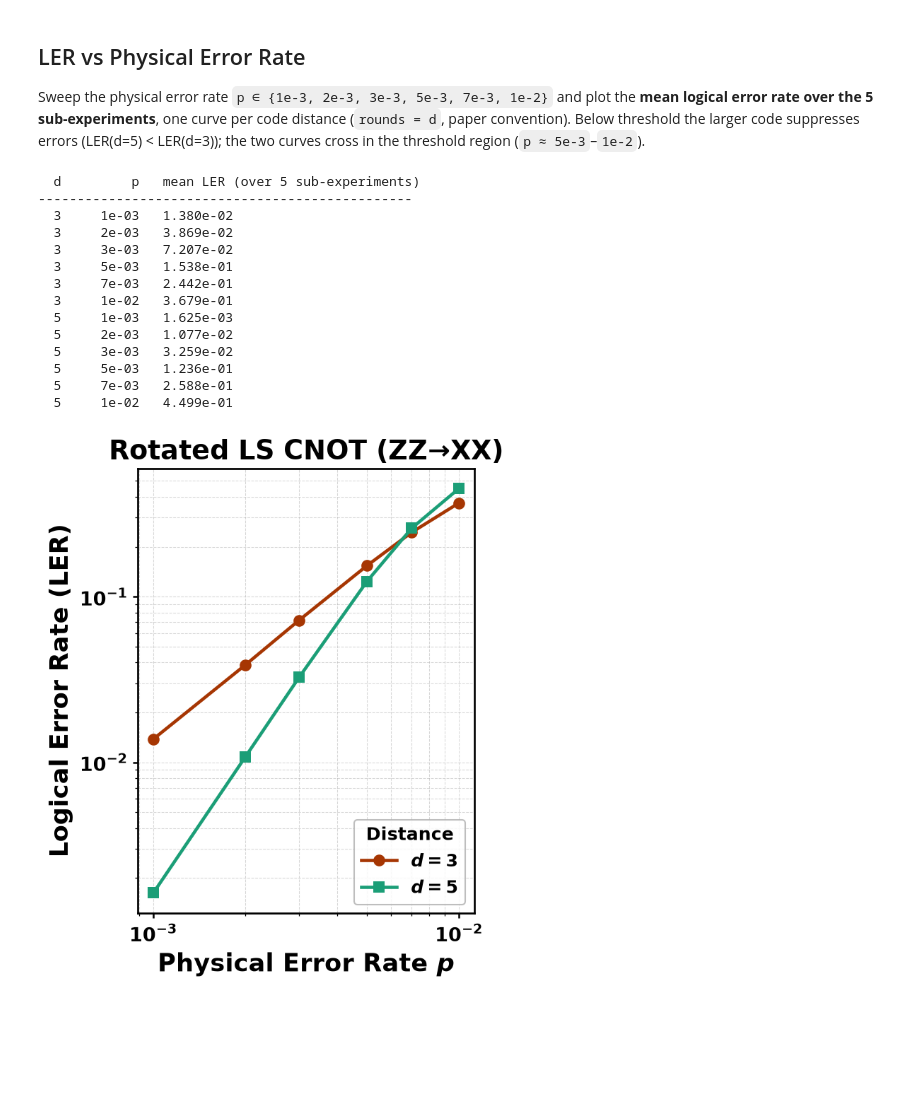
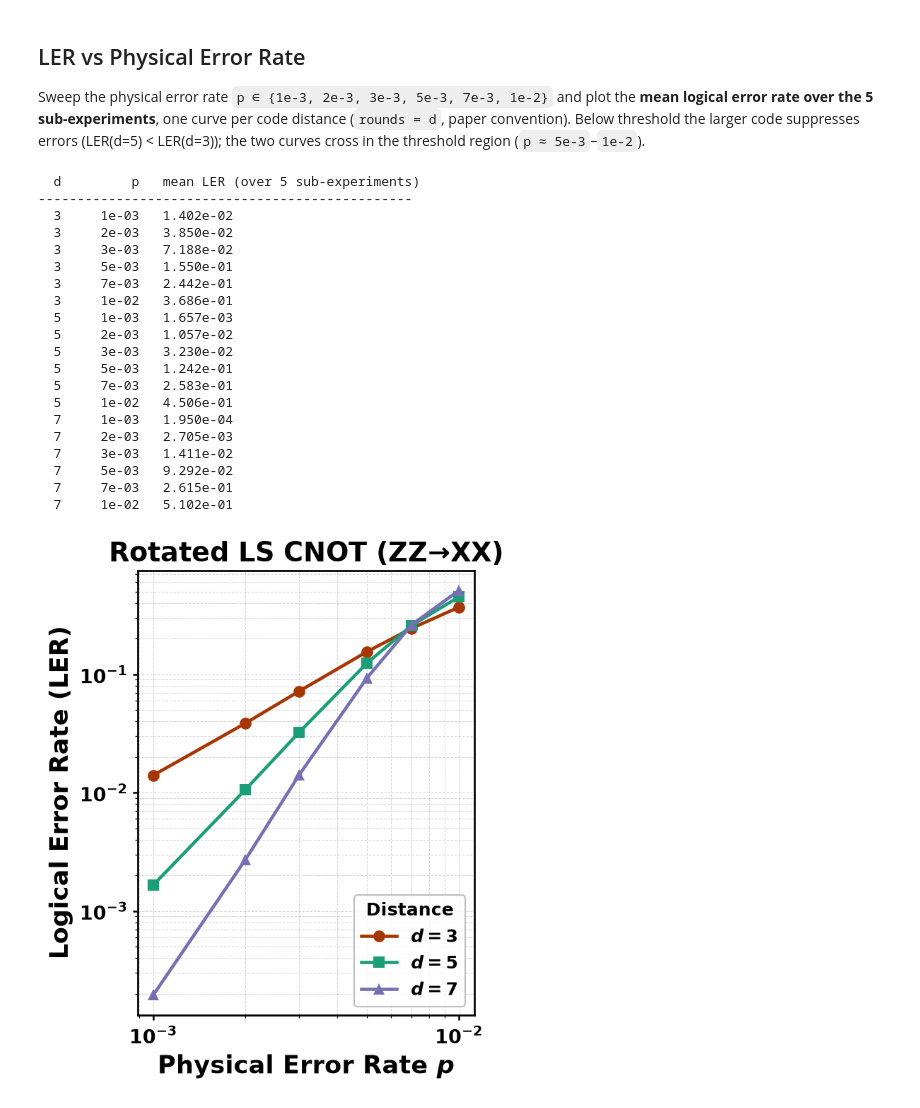
Before and after one commit to QuTone/LightStim, a Jupyter notebook: notebooks/LogicalOps/logical_CNOT_LS_rotated.ipynb, the cells around one changed output. Saved outputs shown, nothing was run; the diff lists cells and outputs as text; code cells hidden in the pictures; blank space fills up the shorter version.

```diff
--- a/notebooks/LogicalOps/logical_CNOT_LS_rotated.ipynb
+++ b/notebooks/LogicalOps/logical_CNOT_LS_rotated.ipynb
@@ -237,7 +237,7 @@ from lightstim.plot.styles import apply_paper_style, bold_ticks, PALETTE_DISTANC
 logging.getLogger("matplotlib.font_manager").setLevel(logging.ERROR)  # silence bold-font warnings
 
 P_SWEEP   = [1e-3, 2e-3, 3e-3, 5e-3, 7e-3, 1e-2]
-DISTANCES = [3, 5]
+DISTANCES = [3, 5, 7]
 MARKERS   = {3: "o", 5: "s", 7: "^"}
 
 sweep_pipeline = SimulationPipeline(
@@ -261,43 +261,51 @@ for dd in DISTANCES:
             circ, _ = build_cnot(dd, ic, it, mc, mt, rounds=dd, noise=noise)
             lers.append(sweep_pipeline.run(circ).logical_error_rate)
         mean_ler = float(np.mean(lers))
         ler_curves[dd].append(mean_ler)
         print(f"{dd:>3} {pp:>9.0e}   {mean_ler:.3e}")
 
 apply_paper_style()
 fig, ax = plt.subplots(figsize=(4.5, 5.5))
 proxies = []
 for dd in DISTANCES:
     color  = PALETTE_DISTANCE.get(dd, "gray")
     marker = MARKERS.get(dd, "o")
-    ax.loglog(P_SWEEP, ler_curves[dd], marker=marker, color=color,
+    _y = np.array(ler_curves[dd], dtype=float)
+    _y[_y <= 0] = np.nan  # drop zero-error points (e.g. d=7 low-p) from the log plot
+    ax.loglog(P_SWEEP, _y, marker=marker, color=color,
               linestyle="-", markeredgecolor="none")
     proxies.append(mlines.Line2D([], [], color=color, ls="-", marker=marker,
                                  markersize=8, markeredgecolor="none", label=f"$d = {dd}$"))
 
 ax.set_xlabel("Physical Error Rate $p$")
 ax.set_ylabel("Logical Error Rate (LER)")
 ax.set_title(TITLE)
 ax.grid(True, which="both", ls="--", linewidth=0.5, alpha=0.5)
 bold_ticks(ax)
 leg = ax.legend(handles=proxies, title="Distance", loc="lower right",
                 frameon=True, framealpha=0.85)
 leg.get_title().set_fontweight("bold")
 fig.tight_layout()
 plt.show()
 # %% [output]
   d         p   mean LER (over 5 sub-experiments)
 ------------------------------------------------
-  3     1e-03   1.380e-02
-  3     2e-03   3.869e-02
-  3     3e-03   7.207e-02
-  3     5e-03   1.538e-01
+  3     1e-03   1.402e-02
+  3     2e-03   3.850e-02
+  3     3e-03   7.188e-02
+  3     5e-03   1.550e-01
   3     7e-03   2.442e-01
-  3     1e-02   3.679e-01
-  5     1e-03   1.625e-03
-  5     2e-03   1.077e-02
-  5     3e-03   3.259e-02
-  5     5e-03   1.236e-01
-  5     7e-03   2.588e-01
-  5     1e-02   4.499e-01
+  3     1e-02   3.686e-01
+  5     1e-03   1.657e-03
+  5     2e-03   1.057e-02
+  5     3e-03   3.230e-02
+  5     5e-03   1.242e-01
+  5     7e-03   2.583e-01
+  5     1e-02   4.506e-01
+  7     1e-03   1.950e-04
+  7     2e-03   2.705e-03
+  7     3e-03   1.411e-02
+  7     5e-03   9.292e-02
+  7     7e-03   2.615e-01
+  7     1e-02   5.102e-01
-[figure, old version]
+[figure, new version]
```
Also changed, not shown: 8 other files.
